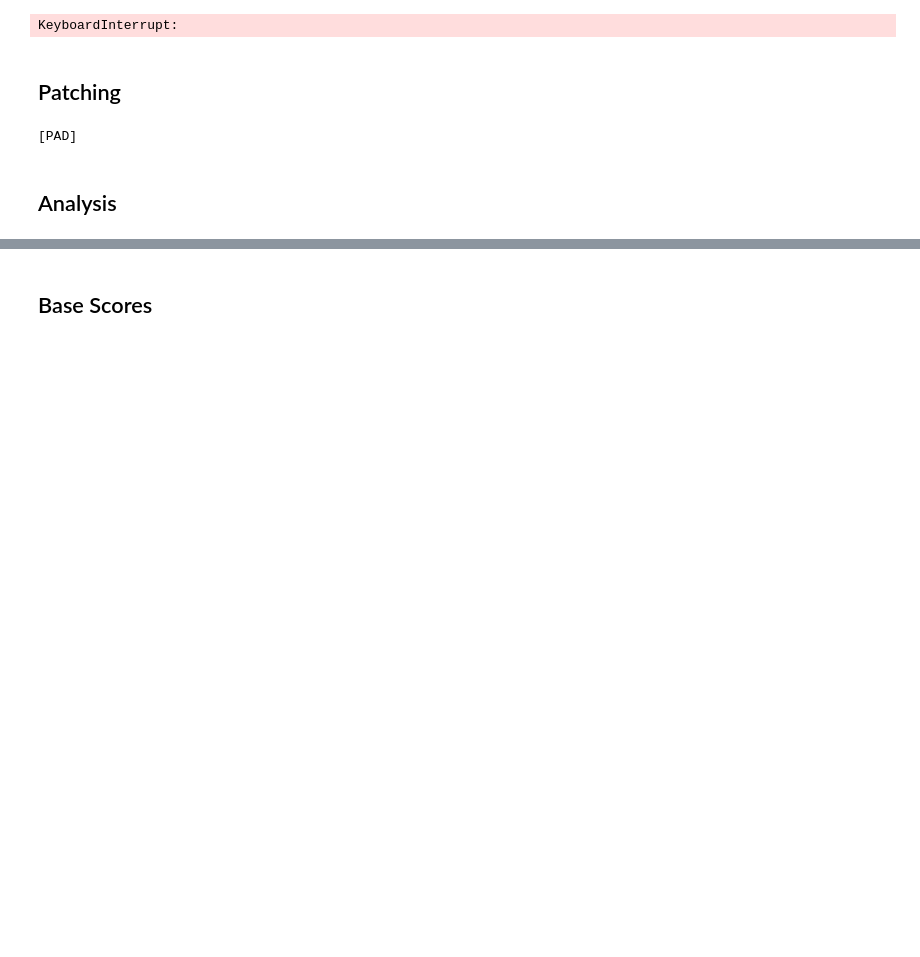
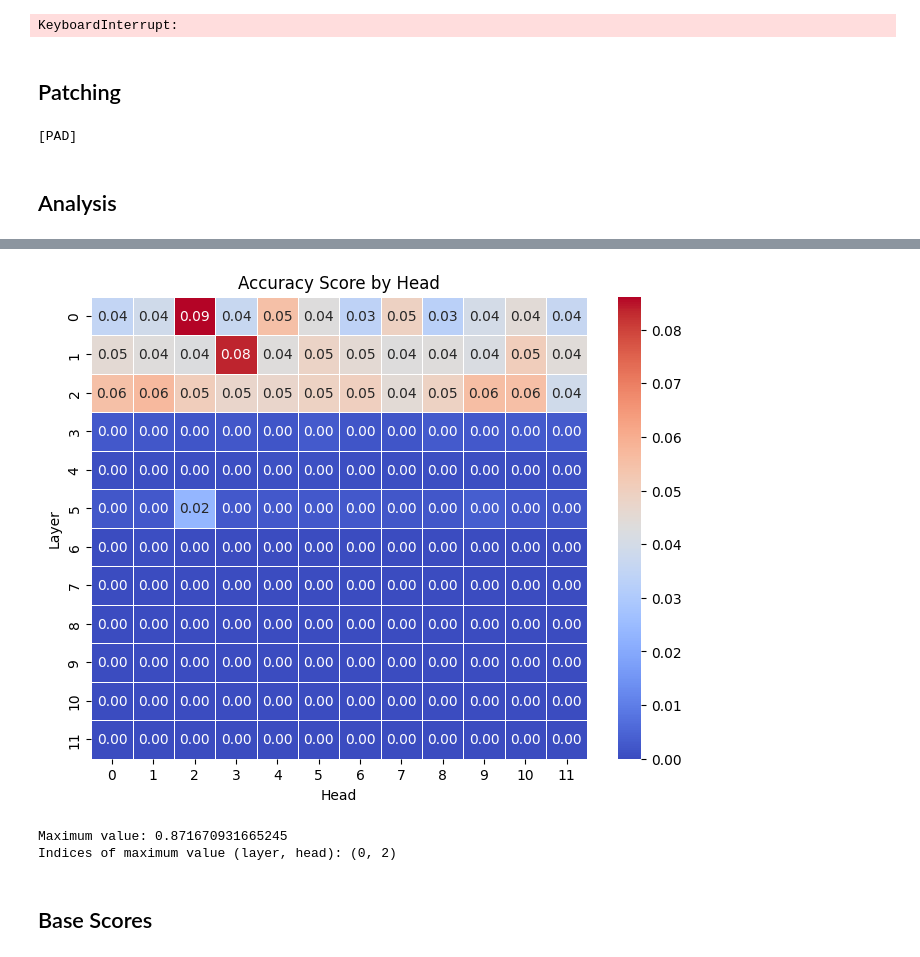
Before and after one commit to wid0gast/interp-toxicity, a Jupyter notebook: textattack.ipynb, the cells around one changed output, grey strips where cells are left out. Drawn from its saved outputs; the diff is of its cells as text; code cells hidden in the pictures; blank space fills up the shorter version.

```diff
--- a/textattack.ipynb
+++ b/textattack.ipynb
@@ -482,2 +484,2 @@ ablated_preds = json.load(open(f'bert_ablated_preds_jigsaw_perturbed.json'))
 # %%
-df = pd.read_csv(f'jigsaw/test.csv')[:len(base_preds)]
+df = pd.read_csv(f'pgd_log.csv')[:len(base_preds)]
@@ -486,9 +510,7 @@ len(df)
 # %%
-base_acc = (df.toxic == base_preds).mean()
+base_acc = (df.ground_truth_output == base_preds).mean()
 # %%
 acc_scores = np.zeros((12,12))
 for i in range(12):
     for j in range(12):
-        acc_scores[i][j] = (df.toxic == ablated_preds[str(i)][str(j)]).mean()
+        acc_scores[i][j] = (df.ground_truth_output == ablated_preds[str(i)][str(j)]).mean()
-# %%
-acc_scores -= base_acc
@@ -499,16 +541,26 @@ base_acc
 # %%
 # Plot the heatmap
 plt.figure(figsize=(8, 6))  # Adjust figure size
-sns.heatmap(acc_scores*10, annot=True, cmap="coolwarm", fmt=".2f", linewidths=0.5)
+sns.heatmap(acc_scores-base_acc, annot=True, cmap="coolwarm", fmt=".2f", linewidths=0.5)
 
 # Add labels
 plt.title("Accuracy Score by Head")
 plt.xlabel("Head")
 plt.ylabel("Layer")
 
-# plt.savefig(f'{attack_name}/bert_jigsaw_perturbed_accuracy_scores_by_head.png')
+plt.savefig(f'{attack_name}/bert_jigsaw_perturbed_accuracy_scores_by_head.png')
 # Show the plot
 plt.show()
+# %% [output]
+[figure, added]
+# %%
+max_value = np.max(acc_scores)
+max_indices = np.unravel_index(np.argmax(acc_scores), acc_scores.shape)
+print("Maximum value:", max_value)
+print("Indices of maximum value (layer, head):", max_indices)
+# %% [output]
+Maximum value: 0.871670931665245
+Indices of maximum value (layer, head): (0, 2)
 # %% [markdown]
 ## Base Scores
 # %%
```
Also changed, not shown: parts of 13 cells of this notebook, 11 other files.
